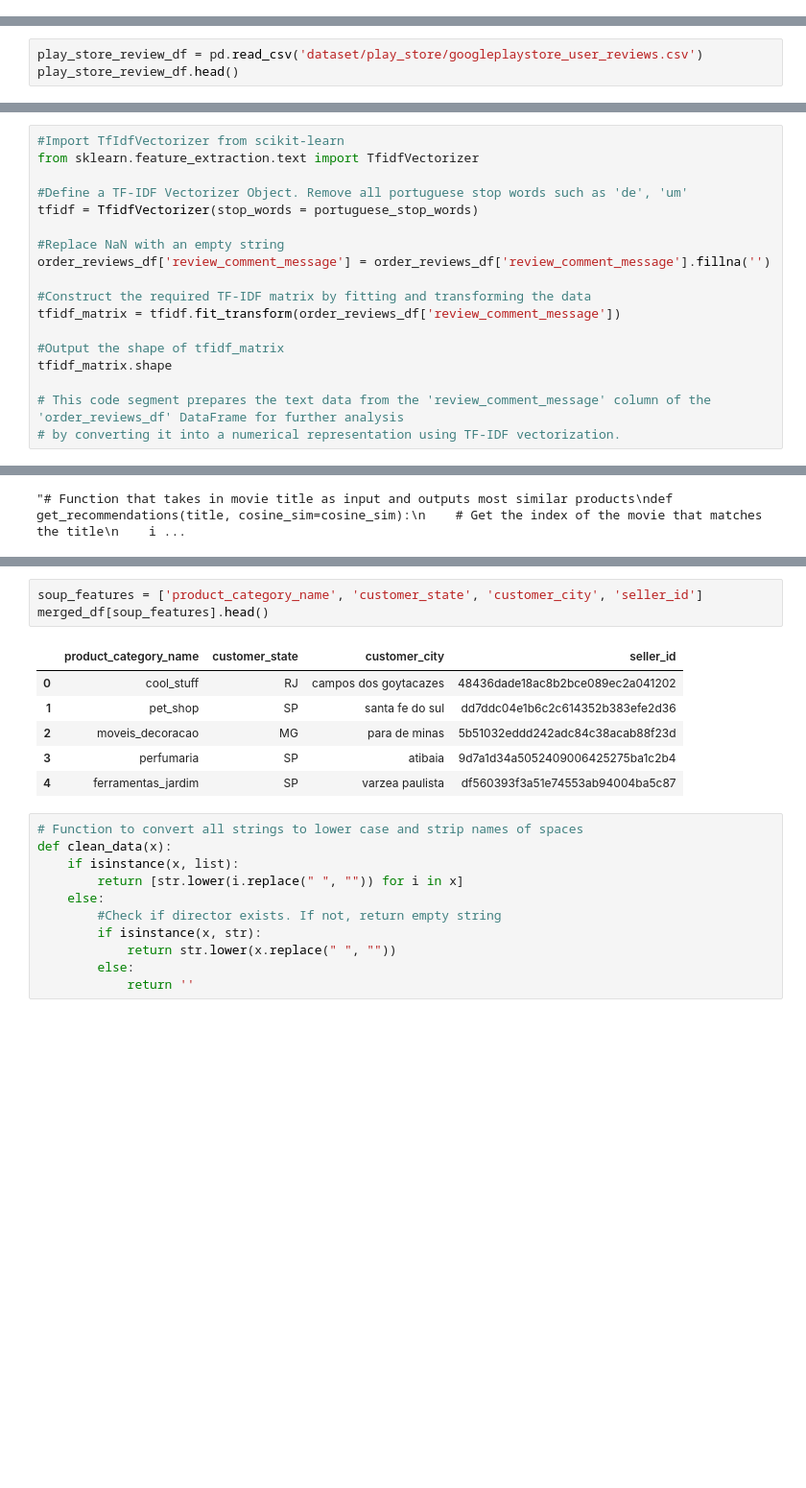
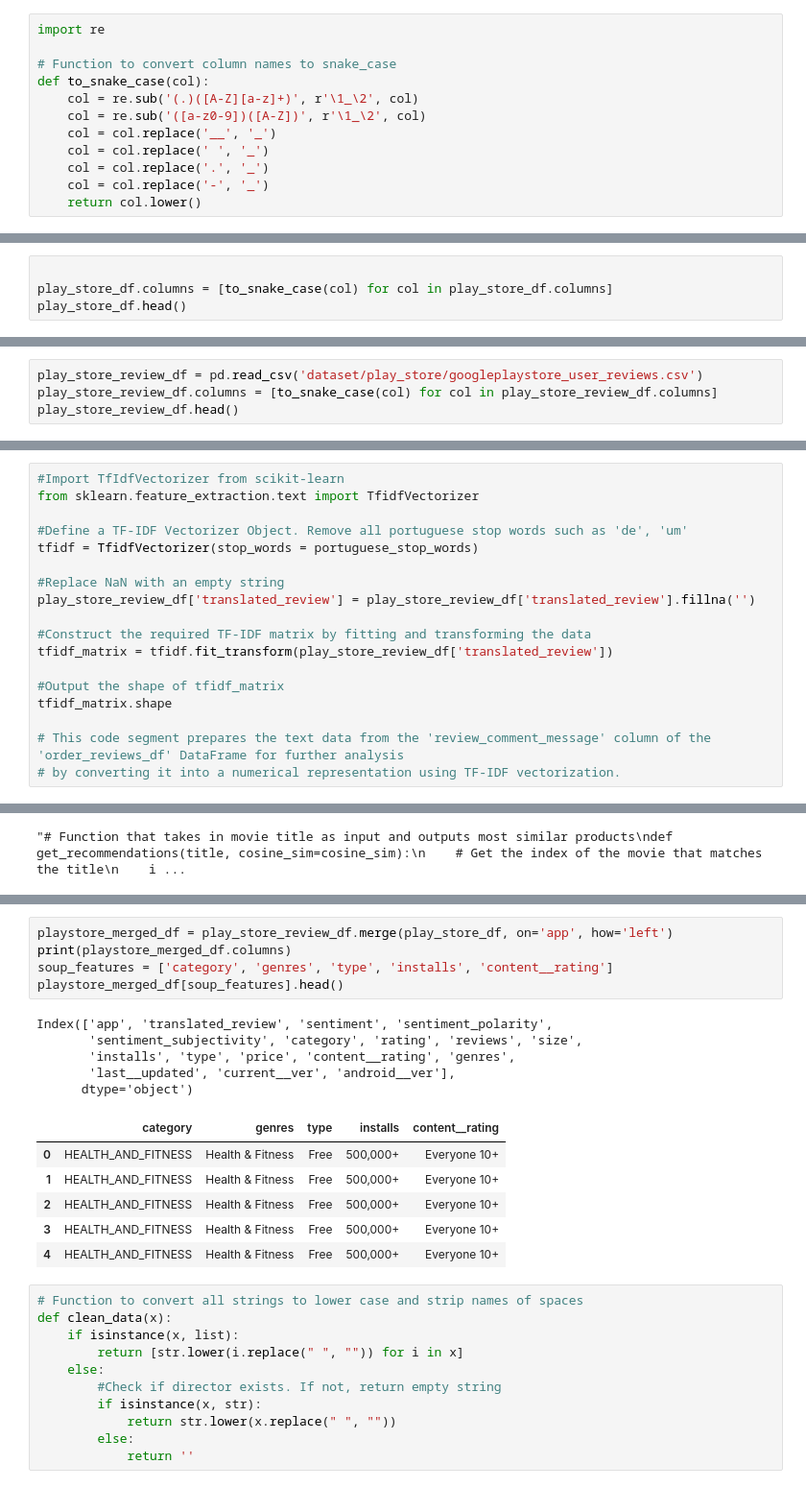
Before and after one commit to LuiisClaudio/mod-cloth, a Jupyter notebook: LuisMartins_CA2.ipynb, the cells around one changed output, grey strips where cells are left out. Shown at 96% size. Saved outputs shown, nothing was run; the diff lists cells and outputs as text; blank space fills up the shorter version.

```diff
--- a/LuisMartins_CA2.ipynb
+++ b/LuisMartins_CA2.ipynb
@@ -23,6 +23,18 @@ order_reviews_df = pd.read_csv('dataset/olist_order_reviews_dataset.csv')
 products_df = pd.read_csv('dataset/olist_products_dataset.csv')
 sellers_df = pd.read_csv('dataset/olist_sellers_dataset.csv')
 product_category_name_translation_df = pd.read_csv('dataset/product_category_name_translation.csv')
+# %%
+import re
+
+# Function to convert column names to snake_case
+def to_snake_case(col):
+    col = re.sub('(.)([A-Z][a-z]+)', r'\1_\2', col)
+    col = re.sub('([a-z0-9])([A-Z])', r'\1_\2', col)
+    col = col.replace('__', '_')
+    col = col.replace(' ', '_')
+    col = col.replace('.', '_')
+    col = col.replace('-', '_')
+    return col.lower()
 # %%
 play_store_df = pd.read_csv('dataset/play_store/googleplaystore.csv')
 play_store_df.head()
@@ -33,3 +45,7 @@ play_store_df.head()
 | 2 | U Launcher Lite – FREE Live Cool ... | ART_AND_DESIGN | 4.7 | 87510 | 8.7M | 5,000,000+ | Free | 0 | Everyone | Art & Design | ... |
 | 3 | Sketch - Draw & Paint | ART_AND_DESIGN | 4.5 | 215644 | 25M | 50,000,000+ | Free | 0 | Teen | Art & Design | ... |
 | 4 | Pixel Draw - Number Art Coloring ... | ART_AND_DESIGN | 4.3 | 967 | 2.8M | 100,000+ | Free | 0 | Everyone | Art & Design;Creativity | ... |
+# %%
+
+play_store_df.columns = [to_snake_case(col) for col in play_store_df.columns]
+play_store_df.head()
@@ -36,4 +59,5 @@ play_store_df.head()
 # %%
 play_store_review_df = pd.read_csv('dataset/play_store/googleplaystore_user_reviews.csv')
+play_store_review_df.columns = [to_snake_case(col) for col in play_store_review_df.columns]
 play_store_review_df.head()
 # %% [output]
@@ -214,10 +234,10 @@ from sklearn.feature_extraction.text import TfidfVectorizer
 tfidf = TfidfVectorizer(stop_words = portuguese_stop_words)
 
 #Replace NaN with an empty string
-order_reviews_df['review_comment_message'] = order_reviews_df['review_comment_message'].fillna('')
+play_store_review_df['translated_review'] = play_store_review_df['translated_review'].fillna('')
 
 #Construct the required TF-IDF matrix by fitting and transforming the data
-tfidf_matrix = tfidf.fit_transform(order_reviews_df['review_comment_message'])
+tfidf_matrix = tfidf.fit_transform(play_store_review_df['translated_review'])
 
 #Output the shape of tfidf_matrix
 tfidf_matrix.shape
@@ -320,13 +345,20 @@ Name: product_id, dtype: object
 # %%
-soup_features = ['product_category_name', 'customer_state', 'customer_city', 'seller_id']
-merged_df[soup_features].head()
+playstore_merged_df = play_store_review_df.merge(play_store_df, on='app', how='left')
+print(playstore_merged_df.columns)
+soup_features = ['category', 'genres', 'type', 'installs', 'content__rating']
+playstore_merged_df[soup_features].head()
 # %% [output]
+Index(['app', 'translated_review', 'sentiment', 'sentiment_polarity',
+       'sentiment_subjectivity', 'category', 'rating', 'reviews', 'size',
+       'installs', 'type', 'price', 'content__rating', 'genres',
+       'last__updated', 'current__ver', 'android__ver'],
+      dtype='object')
-|  | product_category_name | customer_state | customer_city | seller_id |
-| 0 | cool_stuff | RJ | campos dos goytacazes | 48436dade18ac8b2bce089ec2a041202 |
-| 1 | pet_shop | SP | santa fe do sul | dd7ddc04e1b6c2c614352b383efe2d36 |
-| 2 | moveis_decoracao | MG | para de minas | 5b51032eddd242adc84c38acab88f23d |
-| 3 | perfumaria | SP | atibaia | 9d7a1d34a5052409006425275ba1c2b4 |
-| 4 | ferramentas_jardim | SP | varzea paulista | df560393f3a51e74553ab94004ba5c87 |
+|  | category | genres | type | installs | content__rating |
+| 0 | HEALTH_AND_FITNESS | Health & Fitness | Free | 500,000+ | Everyone 10+ |
+| 1 | HEALTH_AND_FITNESS | Health & Fitness | Free | 500,000+ | Everyone 10+ |
+| 2 | HEALTH_AND_FITNESS | Health & Fitness | Free | 500,000+ | Everyone 10+ |
+| 3 | HEALTH_AND_FITNESS | Health & Fitness | Free | 500,000+ | Everyone 10+ |
+| 4 | HEALTH_AND_FITNESS | Health & Fitness | Free | 500,000+ | Everyone 10+ |
 # %%
 # Function to convert all strings to lower case and strip names of spaces
 def clean_data(x):
```
Also changed, not shown: parts of 29 cells of this notebook.
